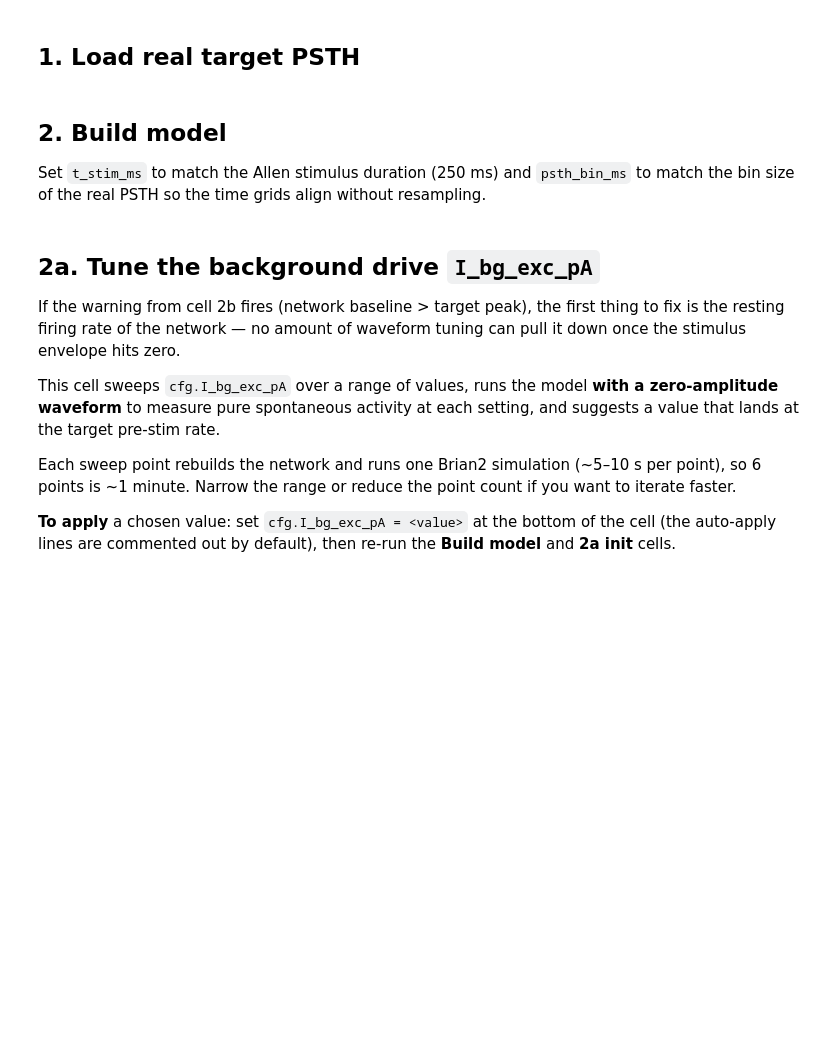
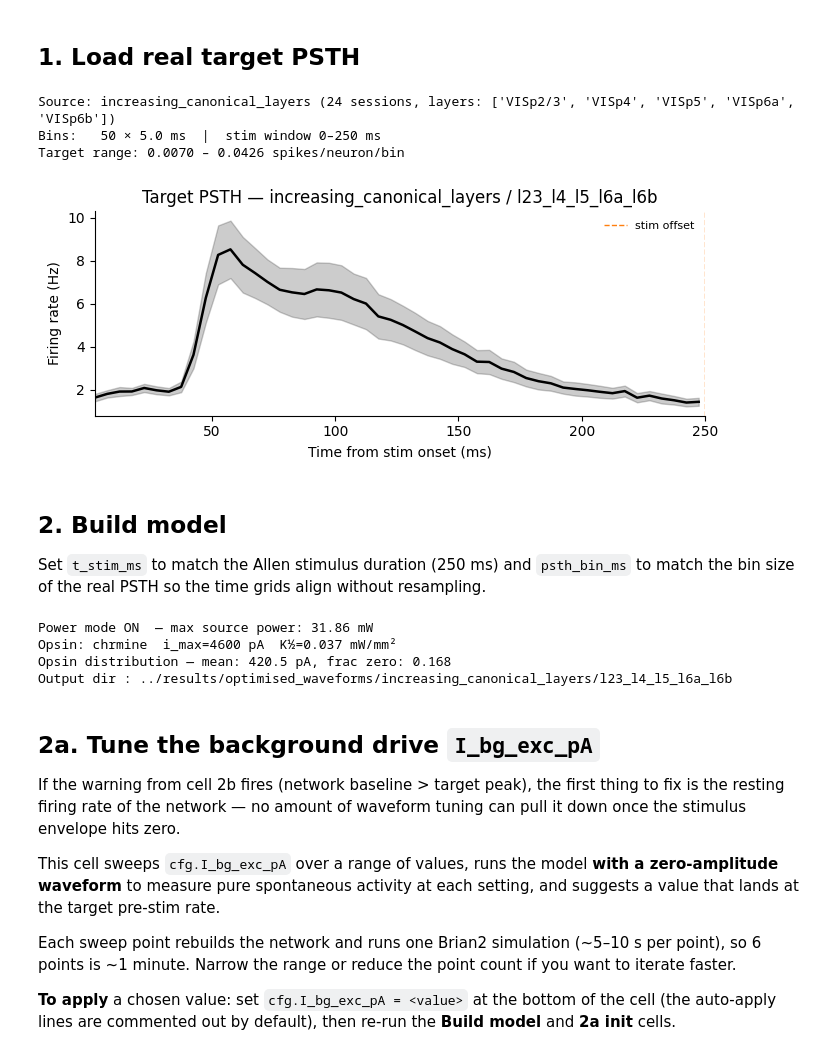
Before and after one commit to pmccthy/designer-waveform, a Jupyter notebook: nb/06_05_26_optimise_splitgaussian_ei_snn_real_psth.ipynb, the cells around one changed output. Drawn from its saved outputs; the diff is of its cells as text; code cells hidden in the pictures; blank space fills up the shorter version.

Commit message:
added chrmine power-matched waveform generation

```diff
--- a/nb/06_05_26_optimise_splitgaussian_ei_snn_real_psth.ipynb
+++ b/nb/06_05_26_optimise_splitgaussian_ei_snn_real_psth.ipynb
@@ -39,7 +39,7 @@ from designer_waveform.optics import OpticsConfig, SigmoidPowerCurve
 #   'increasing_l23'                 → increasing+unimodal units, L2/3 only
 SOURCE        = 'increasing_canonical_layers'
 
-TARGET_LAYER  = 'all'      # only used for 'own_pipeline_passive' — ignored for increasing_* sources
+TARGET_LAYER  = 'increasing_l23'      # only used for 'own_pipeline_passive' — ignored for increasing_* sources
 USE_RF_FILTER = True       # only used for 'own_pipeline_passive' and 'siegle_fig4d'
 STIM_DUR_MS   = 250.0      # natural-scene stimulus duration (ms)
 
@@ -87,33 +87,38 @@ else:
     _label      = _entry.get('label', _filter_key)
     _n_u        = _entry.get('n_units_total')
     _n_s        = _entry.get('n_sessions')
     _info       = f' ({_n_u} units, {_n_s} sessions)' if (_n_u and _n_s) else ''
 
 stim_mask   = (t_ms_full >= 0) & (t_ms_full <= STIM_DUR_MS)
 t_target_ms = t_ms_full[stim_mask]
 target_hz   = psth_hz[stim_mask]
 target_err  = psth_err_hz[stim_mask]
 target_psth = target_hz * (bin_size_ms / 1000.0)
 
 print(f'Source: {SOURCE}{_info}')
 if 'precision_note' in _meta:
     print(f'  NOTE: {_meta["precision_note"]}')
 print(f'Bins:   {len(t_target_ms)} × {bin_size_ms:.1f} ms  |  stim window 0\u2013{STIM_DUR_MS:.0f} ms')
 print(f'Target range: {target_psth.min():.4f} \u2013 {target_psth.max():.4f} spikes/neuron/bin')
 
 fig, ax = plt.subplots(figsize=(7, 3))
 if not np.isnan(target_err).all():
     ax.fill_between(t_target_ms, target_hz - target_err, target_hz + target_err,
                     color='k', alpha=0.2)
 ax.plot(t_target_ms, target_hz, color='k', lw=1.8)
 ax.axvline(STIM_DUR_MS, color='tab:orange', lw=1, ls='--', label='stim offset')
 ax.set_xlabel('Time from stim onset (ms)')
 ax.set_ylabel('Firing rate (Hz)')
 ax.set_title(f'Target PSTH \u2014 {SOURCE} / {_label}')
 ax.legend(frameon=False, fontsize=8)
 ax.spines[['top', 'right']].set_visible(False)
 fig.tight_layout()
 plt.show()
+# %% [output]
+Source: increasing_canonical_layers (24 sessions, layers: ['VISp2/3', 'VISp4', 'VISp5', 'VISp6a', 'VISp6b'])
+Bins:   50 × 5.0 ms  |  stim window 0–250 ms
+Target range: 0.0070 – 0.0426 spikes/neuron/bin
+[figure, added]
 # %% [markdown]
 ## 2. Build model
 
@@ -137,7 +142,7 @@ USE_POWER_MODE = True
 # ── Opsin ─────────────────────────────────────────────────────────────────
 # 'c1v1'    : C1V1-A  (i_max ≈ 1175 pA, K½ ≈ 0.0015 mW/mm²,  sat ~0.1 mW/mm²)
 # 'chrmine' : ChRmine (i_max ≈ 4600 pA, K½ ≈ 0.037  mW/mm²,  sat ~0.7 mW/mm²)
-OPSIN = 'c1v1'
+OPSIN = 'chrmine'
 
 if USE_POWER_MODE:
     _optics         = OpticsConfig.from_file(Path("..") / "data" / "optics_params.json")
@@ -161,6 +166,11 @@ _layer_tag = _meta.get('tag', TARGET_LAYER.replace('/', '_')) if SOURCE.startswi
 output_dir = Path('..') / 'results' / 'optimised_waveforms' / SOURCE / _layer_tag
 output_dir.mkdir(parents=True, exist_ok=True)
 print(f"Output dir : {output_dir}")
+# %% [output]
+Power mode ON  — max source power: 31.86 mW
+Opsin: chrmine  i_max=4600 pA  K½=0.037 mW/mm²
+Opsin distribution — mean: 420.5 pA, frac zero: 0.168
+Output dir : ../results/optimised_waveforms/increasing_canonical_layers/l23_l4_l5_l6a_l6b
 # %% [markdown]
 ## 2a. Tune the background drive `I_bg_exc_pA`
 
```
Also changed, not shown: parts of 2 cells of this notebook, 6 other files.
